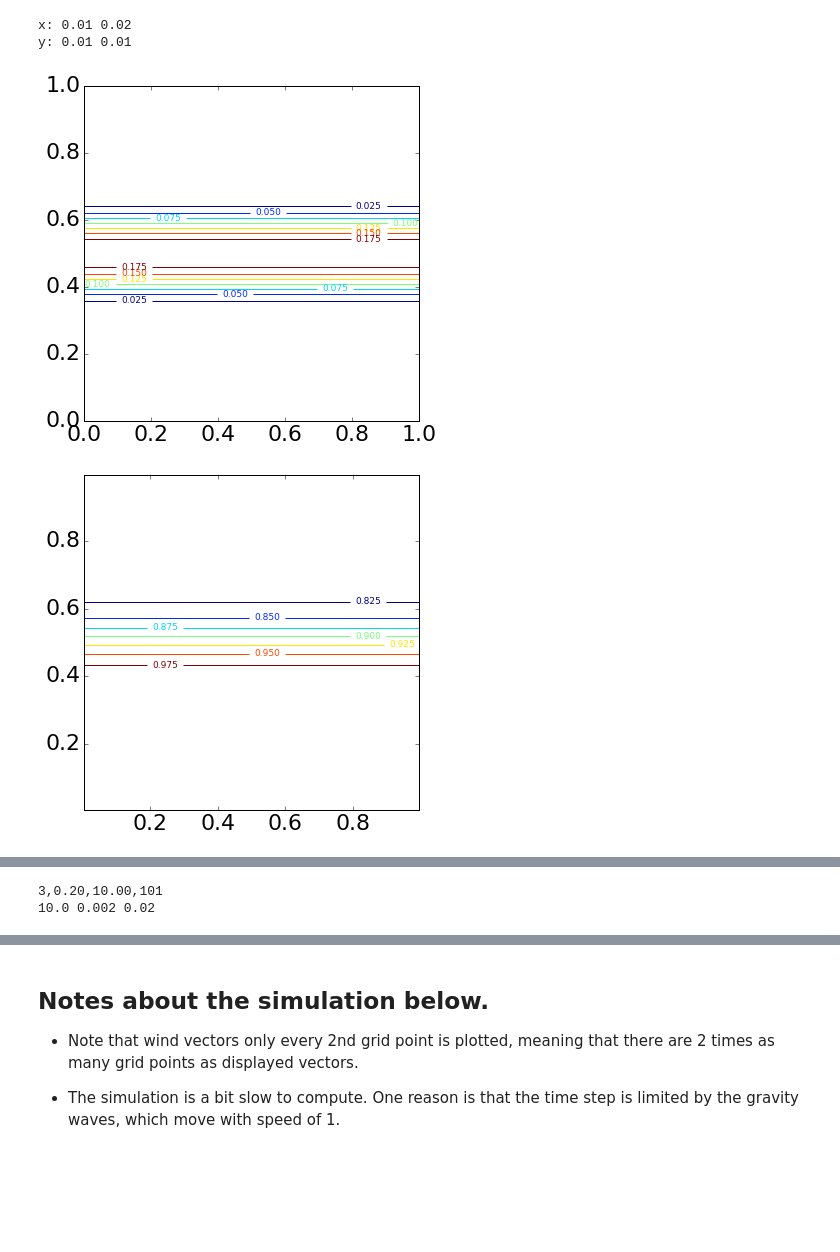
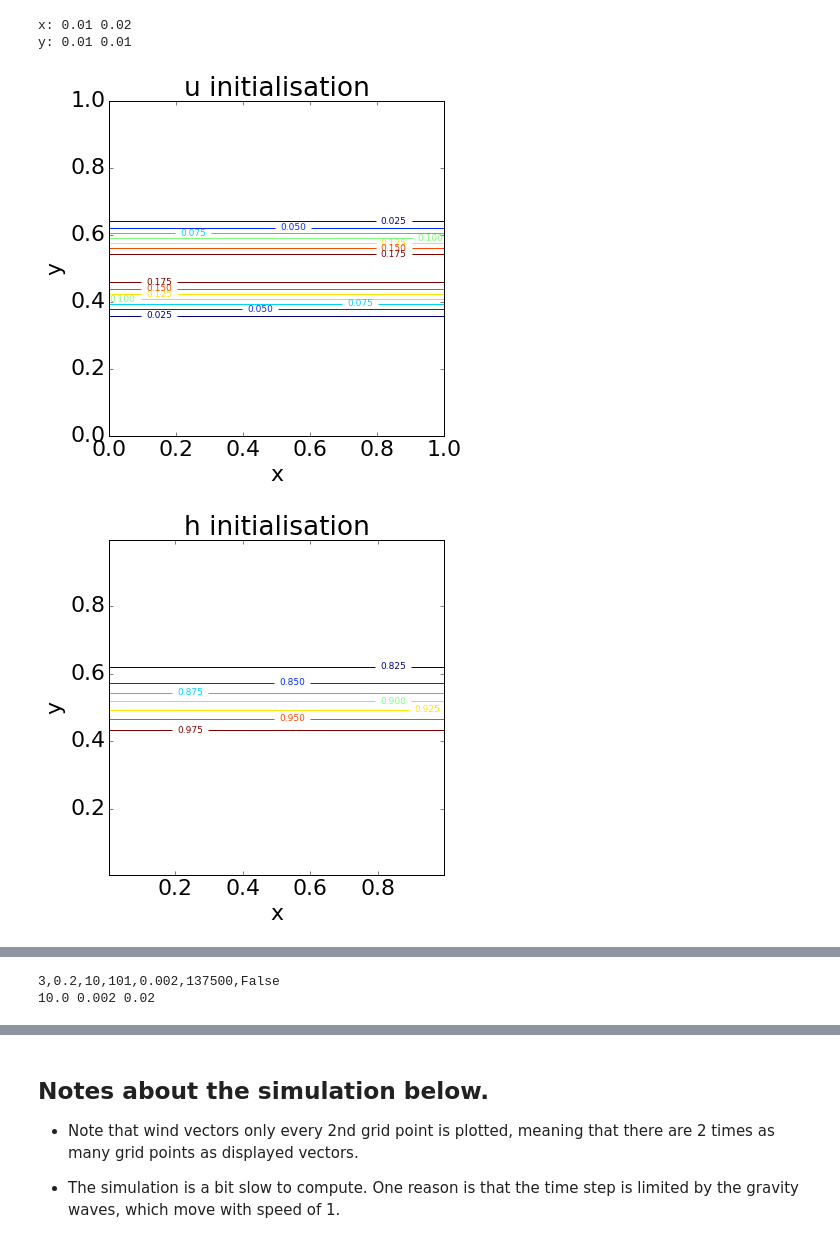
Before and after one commit to Mole45/MMet_Project, a Jupyter notebook: Project-ShallowWater2D.ipynb, the cells around one changed output, grey strips where cells are left out. Drawn from its saved outputs; the diff is of its cells as text; code cells hidden in the pictures; blank space fills up the shorter version.

```diff
--- a/Project-ShallowWater2D.ipynb
+++ b/Project-ShallowWater2D.ipynb
@@ -314,9 +326,12 @@ uo = .2 #max verlocity of jet
 ho = 1 #minimum height
 pshape = yp.shape
 ushape = yu.shape
+ui = np.zeros(xu.shape)
+hi = np.zeros(xp.shape)
 
 uyhat = yhat(yu,yc,w)
 pyhat = yhat(yp,yc,w)
+
 
 #initial v
 vi = 0.*xu
@@ -328,7 +343,7 @@ for ycor in range(ushape[0]):
         if uyv >= -1 and uyv <= 1:
             ui[ycor,xcor] = uo*(1-3*uyv**2 + 3*uyv**4 - uyv**6)
         else:
-            ui[ycor,xcor] = 0
+            ui[ycor,xcor] = 0.
 
 #initial h
 for ycor in range(pshape[0]):
@@ -343,16 +358,26 @@ for ycor in range(pshape[0]):
 # %%
 quicku,simpleu = plt.subplots(figsize=(6,6))
 CHu = simpleu.contour(xu,yu,ui) #must assign a variable name to the contour plot
 plt.clabel(CHu, fontsize=9, inline=1)
+plt.xlabel('x')
+plt.ylabel('y')
+plt.title('u initialisation')
+plt.savefig('initialu.png')
 quickh,simpleh = plt.subplots(figsize=(6,6))
 CHh = simpleh.contour(xp,yp,hi) #must assign a variable name to the contour plot
 plt.clabel(CHh, fontsize=9, inline=1)
+plt.xlabel('x')
+plt.ylabel('y')
+plt.title('h initialisation')
+plt.savefig('initialh.png')
 quickb,simpleb1 = plt.subplots(figsize=(8,8))
 simpleb1.plot(ui[:,2],yu[:,2],'r-')
+simpleb1.set_xlabel('u',color='r')
+simpleb1.set_ylabel('y')
 simpleb2 = simpleb1.twiny()
-simpleb2.plot(hi[:,2],yp[:,2],'b-');
-
-#plt.savefig('contours.png')
+simpleb2.plot(hi[:,2],yp[:,2],'b-')
+simpleb2.set_xlabel('h',color='b');
+plt.savefig('initialuh.png')
 # %% [output]
-[figure, old version]
+[figure, new version]
-[figure, old version]
+[figure, new version]
@@ -373,10 +398,10 @@ vd = 2 # vector skip (vd=1 plots all arrows)
 speedmax = 0.05 # anticipated maximum speed
 # %%
 #fcoriolis = 1
-fcoriolis = beta*yu[:,:]
+fcoriolis = yu[1,1] + beta*yu[:,:]
 cphase = 1.
 u_est = 0.6
-dtlim = 0.2 # fraction of a grid space a wave is allowed to travel in one time unit
+dtlim = 0.2 # fraction of a grid space a wave is allowed to travel in one time unit CHANGE THIS TO CHANGE dt AND dti
 dt = (dtlim *dx)/max(cphase,u_est)
 #dt = dtlim *dx # because wave speed is 1
 
@@ -384,24 +409,30 @@ fdt_crit = 0.5 #determined by experimentation, crit value when dtlim = 0.2
 
 dt = min(fdt_crit/beta,dt) #force fdt <= fdt_crit
 
-tstop = 500 # stop when t>tstop
-dplot = 10. # time increment between plots
+tstop = 275 # stop when t>tstop
+dplot =  5 # time increment between plots
 
 #Variable Stepping
-nsteps = tstop / dt
+nsteps = int(tstop / dt)
 mult = 2 #lambda^nsteps
 c = mult**(1/nsteps)
 dti = tstop*((c-1)/(mult-1))
 
-aborder = 3 # Adams-Bashforth order: 1, 2 or 3 [Set to 10 for Forwards-Backwards
+aborder = 3 # Adams-Bashforth order: 1, 2 or 3 [Set to 10 for Forwards-Backwards]
 varStep = True
 if aborder != 10:
     varStep = False
-expt = '%d,%3.2f,%5.2f,%d' % (aborder, dtlim, beta, Ny)
+if aborder == 3:
+    expt = '%d,%2.1f,%d,%d,%.3f,%d' % (aborder, dtlim, beta, Ny, dt, nsteps) + ',' +str(varStep)
+elif aborder == 10:
+    if varStep:
+        expt = '%d,%2.1f,%d,%d,%.3f,%d' % (aborder, dtlim, beta, Ny, dti, nsteps) + ',' +str(varStep)
+    else:
+        expt = '%d,%2.1f,%d,%d,%.3f,%d' % (aborder, dtlim, beta, Ny, dt, nsteps) + ',' +str(varStep)
 print(expt)
 print(beta,dt,dt*beta)
 # %% [output]
-3,0.20,10.00,101
+3,0.2,10,101,0.002,137500,False
 10.0 0.002 0.02
 # %%
 quick,simple3 = plt.subplots(figsize=(6,6))
```
Also changed, not shown: parts of 9 cells of this notebook.
